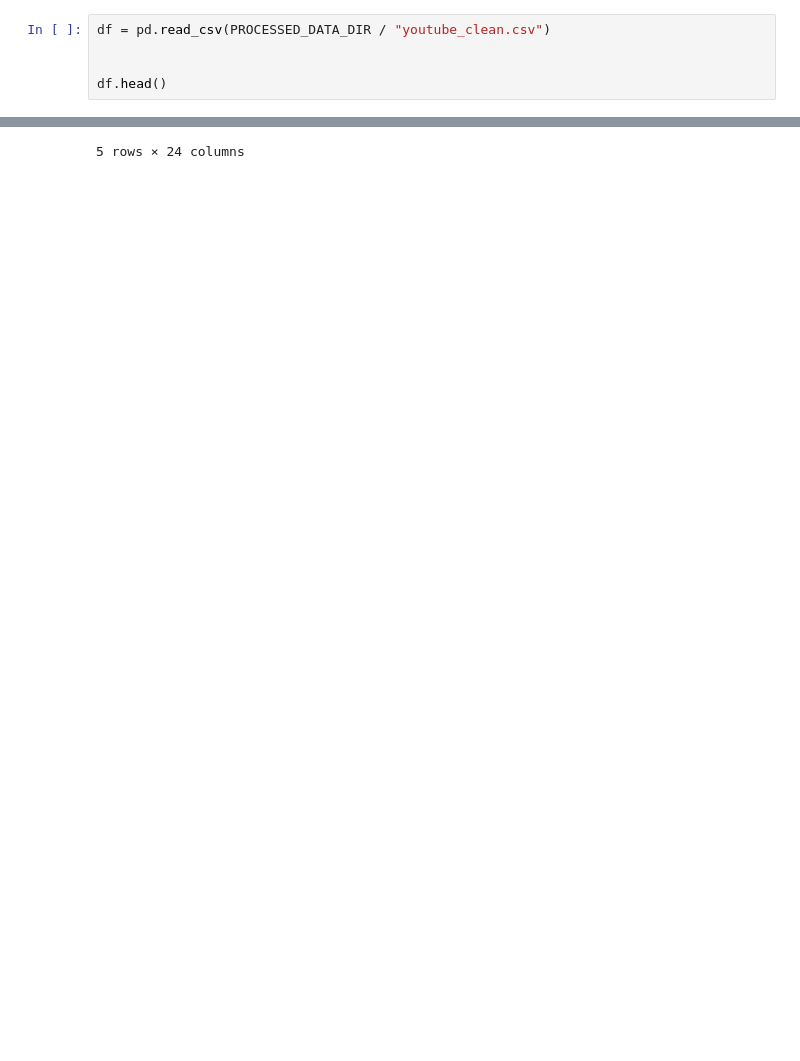
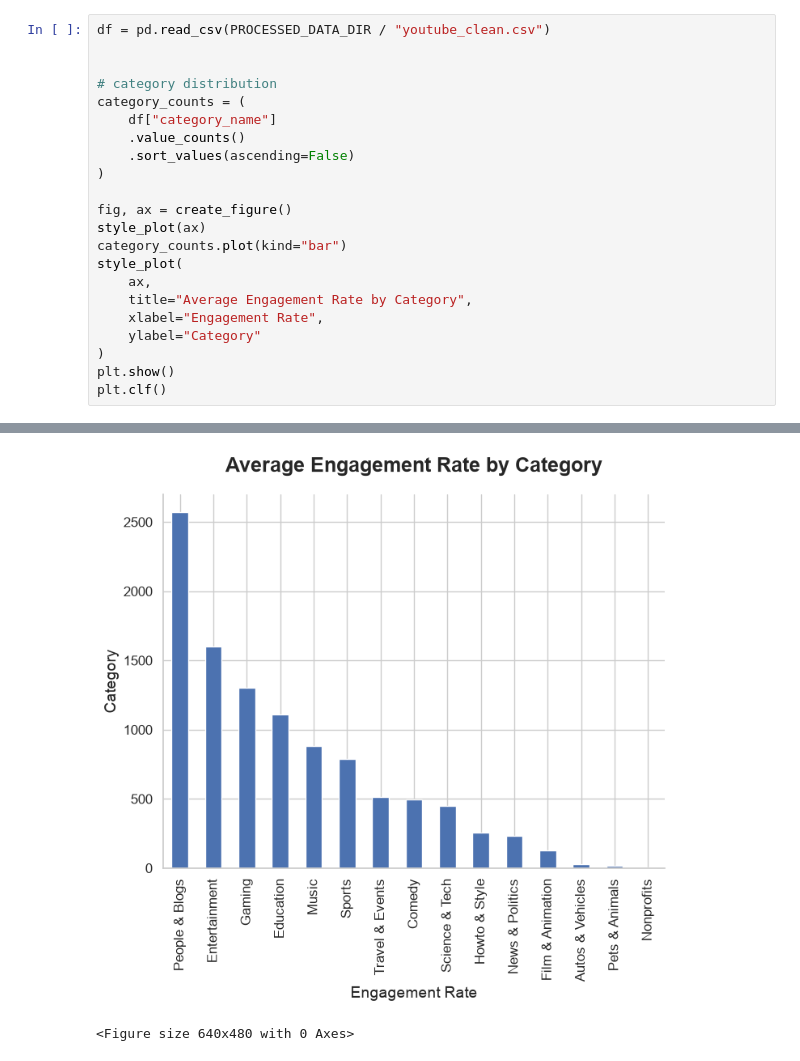
Before and after one commit to patinnojoe/algorithm-economy, a Jupyter notebook: notebook/q1-category-engagement.ipynb, the cells around one changed output, grey strips where cells are left out. Cells and saved outputs as stored; diff of their text form; blank space fills up the shorter version.

Commit message:
working o q1 and themeing of figures

```diff
--- a/notebook/q1-category-engagement.ipynb
+++ b/notebook/q1-category-engagement.ipynb
@@ -14,5 +17,22 @@ from src.config import PROCESSED_DATA_DIR
 df = pd.read_csv(PROCESSED_DATA_DIR / "youtube_clean.csv")
 
 
-df.head()
+# category distribution
+category_counts = (
+    df["category_name"]
+    .value_counts()
+    .sort_values(ascending=False)
+)
+
+fig, ax = create_figure()
+style_plot(ax)
+category_counts.plot(kind="bar")
+style_plot(
+    ax,
+    title="Average Engagement Rate by Category",
+    xlabel="Engagement Rate",
+    ylabel="Category"
+)
+plt.show()
+plt.clf()
 # %% [output]
@@ -25 +39,2 @@ df.head()
+[figure, added]
-5 rows × 24 columns
+<Figure size 640x480 with 0 Axes>
```
Also changed, not shown: parts of 6 cells of this notebook, 4 other files.
